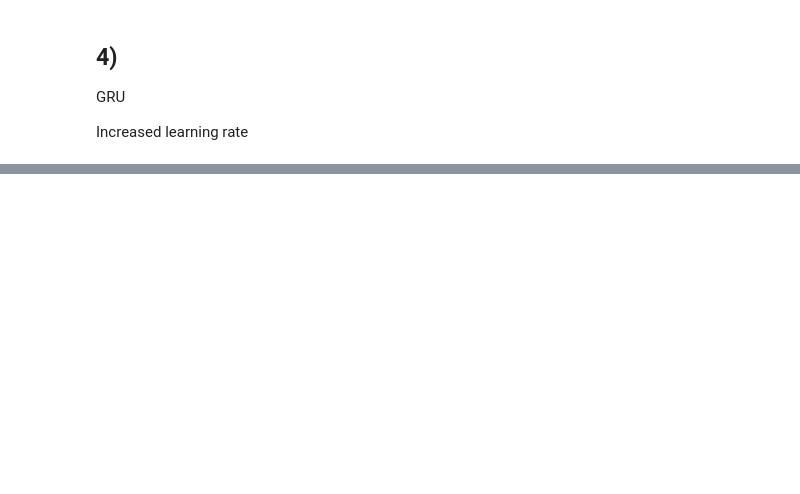
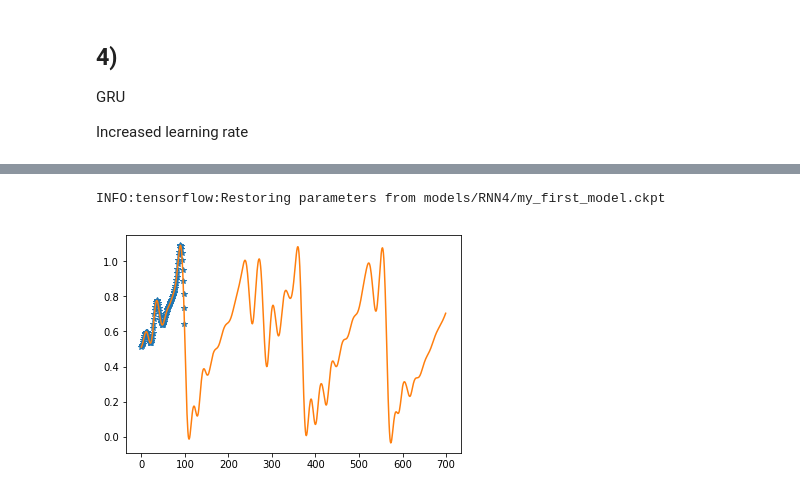
Before and after one commit to as641651/TensorFlowDocker, a Jupyter notebook: exercise/21_RNN_Abalation_study.ipynb, the cells around one changed output, grey strips where cells are left out. Saved outputs shown, nothing was run; the diff lists cells and outputs as text; code cells hidden in the pictures; blank space fills up the shorter version.

```diff
--- a/exercise/21_RNN_Abalation_study.ipynb
+++ b/exercise/21_RNN_Abalation_study.ipynb
@@ -320,0 +480,9 @@ INFO:tensorflow:Restoring parameters from models/RNN4/my_first_model.ckpt
+# %%
+SEQ=100
+initial_dataset_2 = get_dataset(SEQ)
+initial_iterator_2 = initial_dataset_2.make_one_shot_iterator()
+# %%
+generate_function(initial_iterator_2,gen_len=600)
+# %% [output]
+INFO:tensorflow:Restoring parameters from models/RNN4/my_first_model.ckpt
+[figure, added]
```
Also changed, not shown: parts of 27 cells of this notebook.
